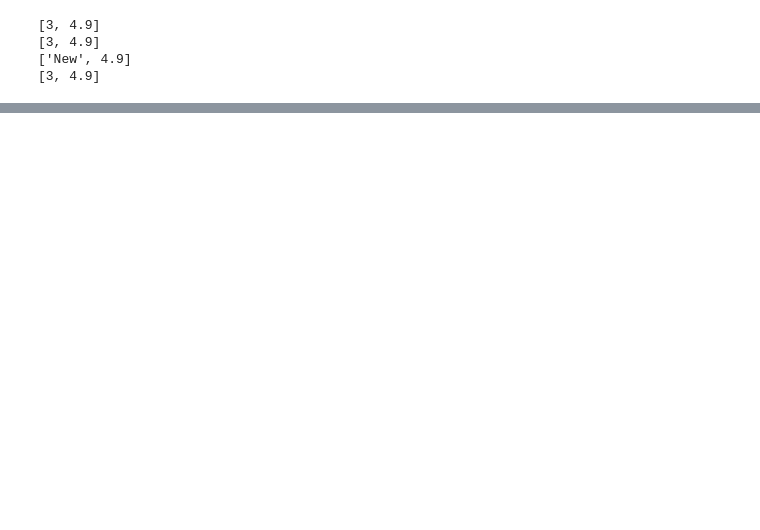
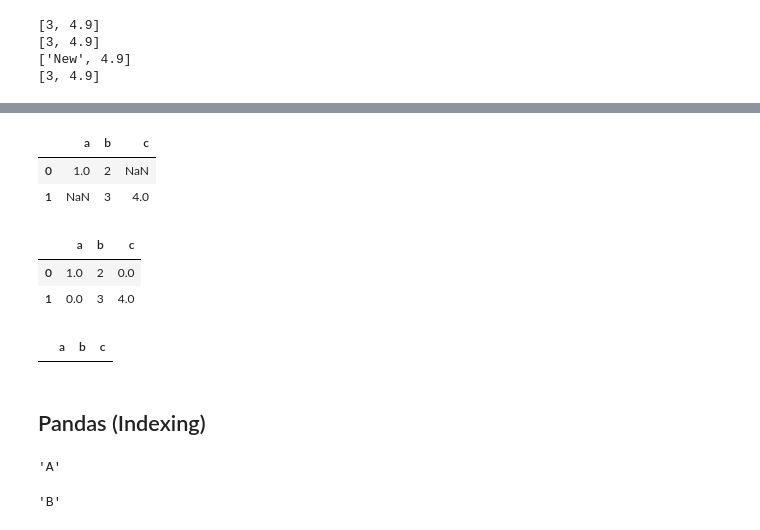
Before and after one commit to josem279/python_practice, a Jupyter notebook: Mastering_Python_Tutorial/MasteringPython_Part2.ipynb, the cells around one changed output, grey strips where cells are left out. Drawn from its saved outputs; the diff is of its cells as text; code cells hidden in the pictures; blank space fills up the shorter version.

```diff
--- a/Mastering_Python_Tutorial/MasteringPython_Part2.ipynb
+++ b/Mastering_Python_Tutorial/MasteringPython_Part2.ipynb
@@ -165,0 +584,22 @@ print(l[0:2])
+# %%
+# Handling missing data in DataFrames - NaNs
+missing = pd.DataFrame([{"a": 1, "b": 2}, {"b": 3, "c": 4}])
+missing
+# %% [output]
+|  | a | b | c |
+| 0 | 1.0 | 2 | NaN |
+| 1 | NaN | 3 | 4.0 |
+# %%
+# We can fill in the NaNs with a value
+missing.fillna(0)
+# %% [output]
+|  | a | b | c |
+| 0 | 1.0 | 2 | 0.0 |
+| 1 | 0.0 | 3 | 4.0 |
+# %%
+# We can drop all NaNs - Will drop entire row if it contains NaN value
+missing.dropna()
+# %% [output]
+|  | a | b | c |
+# %% [markdown]
+##  Pandas (Indexing)
@@ -165,0 +608,10 @@ print(l[0:2])
+# %%
+# Using the loc method to index Pandas Series - explicit index method
+data.loc[1]
+# %% [output]
+'A'
+# %%
+# Using the loc method to index Pandas Series - implicit index method
+data.iloc[1]
+# %% [output]
+'B'
```
Also changed, not shown: parts of 78 cells of this notebook.
